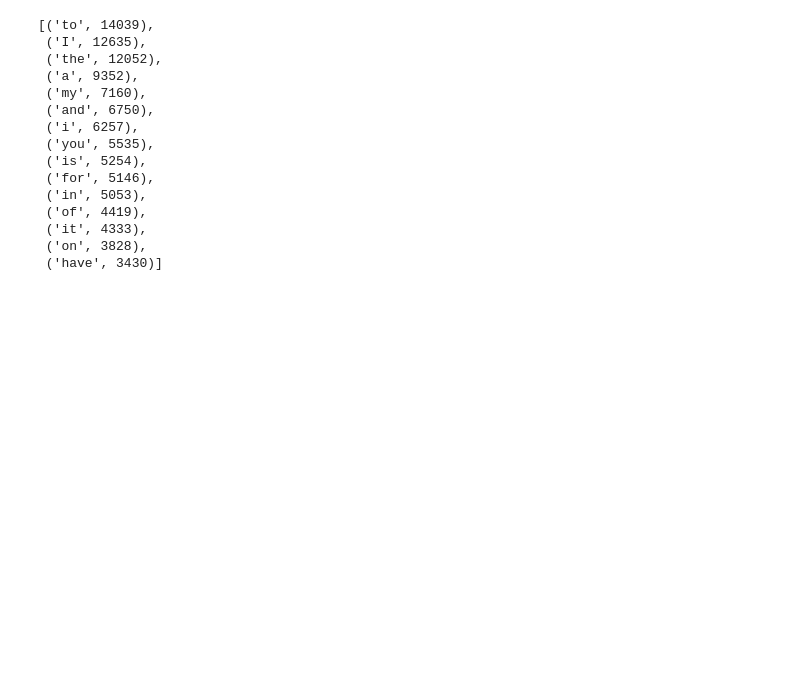
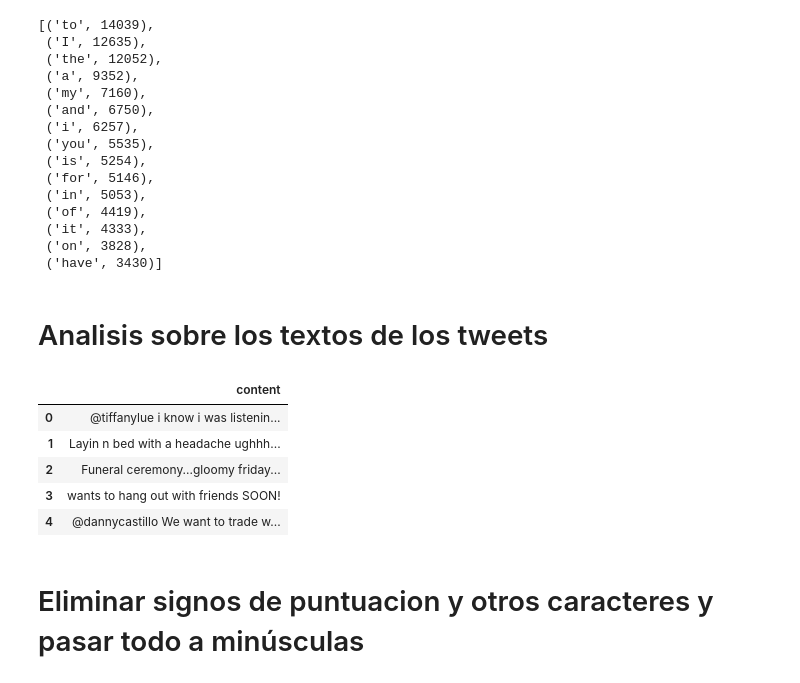
Before and after one commit to Giohanny/ta2_nlp, a Jupyter notebook: laboratorio 9.ipynb, the cells around one changed output. Cells and saved outputs as stored; diff of their text form; code cells hidden in the pictures; blank space fills up the shorter version.

Commit message:
Pre-procesamiento del texto

```diff
--- a/laboratorio 9.ipynb
+++ b/laboratorio 9.ipynb
@@ -145,3 +145,21 @@ count_t.most_common(15)
  ('it', 4333),
  ('on', 3828),
  ('have', 3430)]
+# %% [markdown]
+# Analisis sobre los textos de los tweets
+# %%
+datos2 = ds.drop('sentiment', axis=1)
+datos2 = datos2.drop('tweet_id', axis=1)
+datos2 = datos2.drop('author', axis=1)
+datos2 = datos2.drop('review_length', axis=1)
+# %%
+datos2.head()
+# %% [output]
+|  | content |
+| 0 | @tiffanylue i know i was listenin... |
+| 1 | Layin n bed with a headache ughhh... |
+| 2 | Funeral ceremony...gloomy friday... |
+| 3 | wants to hang out with friends SOON! |
+| 4 | @dannycastillo We want to trade w... |
+# %% [markdown]
+# Eliminar signos de puntuacion y otros caracteres y pasar todo a minúsculas
```
Also changed, not shown: parts of 14 cells of this notebook, 1 other file.
